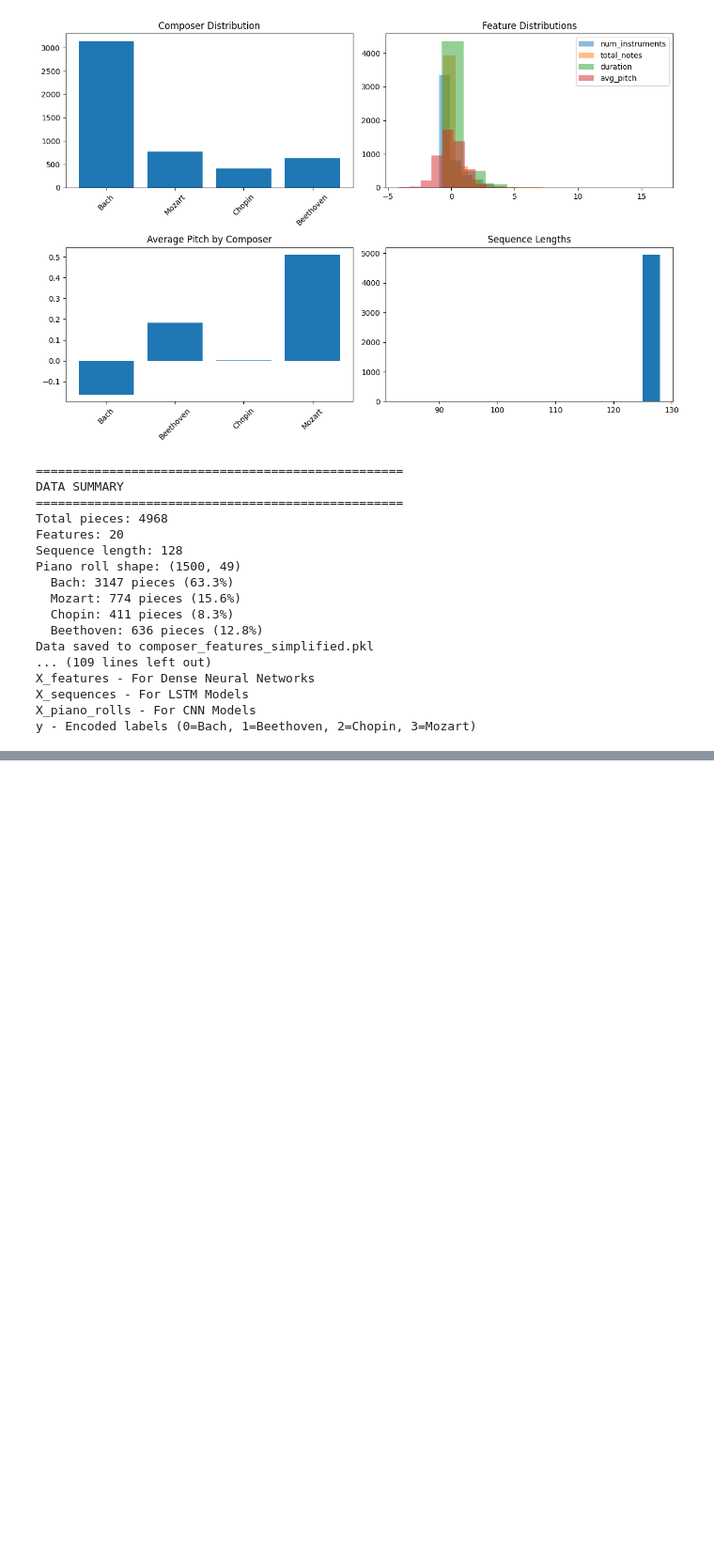
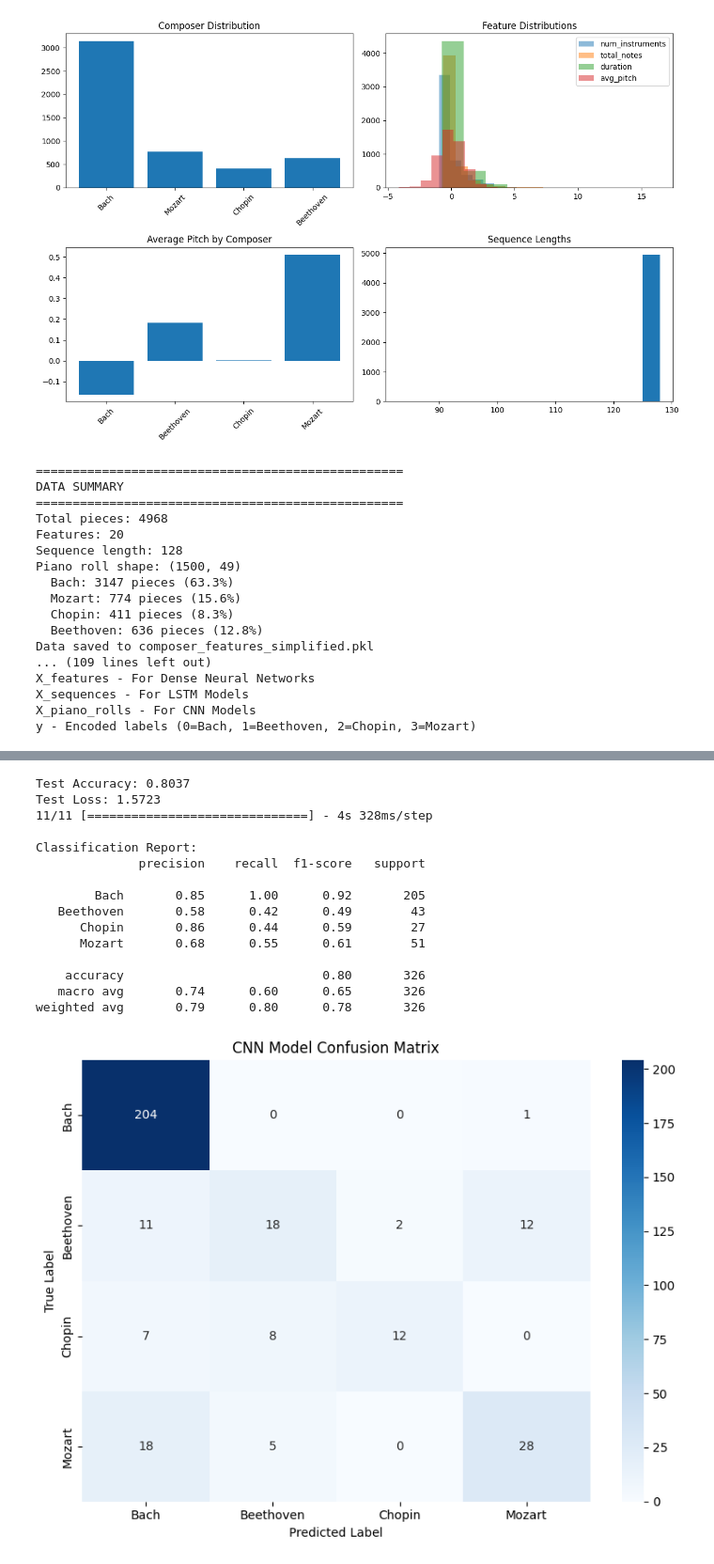
Before and after one commit to qmou11/music_genre_composer_classification, a Jupyter notebook: final prject (1).ipynb, the cells around one changed output, grey strips where cells are left out. Shown at 94% size. Drawn from its saved outputs; the diff is of its cells as text; code cells hidden in the pictures; blank space fills up the shorter version.

Commit message:
feat: add CNN model

```diff
--- a/final prject (1).ipynb
+++ b/final prject (1).ipynb
@@ -869,0 +956,5 @@ y - Encoded labels (0=Bach, 1=Beethoven, 2=Chopin, 3=Mozart)
+# %%
+# Reshape from (samples, 128, 1000) to (samples, 128, 1000, 1) for CNN models
+X_train_cnn = X_train.reshape(X_train.shape[0], X_train.shape[1], X_train.shape[2], 1)
+X_val_cnn = X_val.reshape(X_val.shape[0], X_val.shape[1], X_val.shape[2], 1)
+X_test_cnn = X_test.reshape(X_test.shape[0], X_test.shape[1], X_test.shape[2], 1)
@@ -869,0 +1008,8 @@ y - Encoded labels (0=Bach, 1=Beethoven, 2=Chopin, 3=Mozart)
+# %%
+history = model.fit(
+    X_train_cnn, y_train,
+    validation_data=(X_val_cnn, y_val),
+    epochs=50,
+    batch_size=32,
+    verbose=1
+)
@@ -869,0 +1040,42 @@ y - Encoded labels (0=Bach, 1=Beethoven, 2=Chopin, 3=Mozart)
+# %%
+# Evaluate on test set
+test_loss, test_accuracy = model.evaluate(X_test_cnn, y_test, verbose=0)
+print(f"Test Accuracy: {test_accuracy:.4f}")
+print(f"Test Loss: {test_loss:.4f}")
+
+# Make predictions
+y_pred = model.predict(X_test_cnn)
+y_pred_classes = np.argmax(y_pred, axis=1)
+y_pred_proba = y_pred  # Probability predictions
+
+# Classification report
+print("\nClassification Report:")
+print(classification_report(y_test, y_pred_classes, target_names=composer_names))
+
+# Confusion matrix
+cm = confusion_matrix(y_test, y_pred_classes)
+plt.figure(figsize=(8, 6))
+sns.heatmap(cm, annot=True, fmt='d', cmap='Blues',
+            xticklabels=composer_names, yticklabels=composer_names)
+plt.title('CNN Model Confusion Matrix')
+plt.ylabel('True Label')
+plt.xlabel('Predicted Label')
+plt.tight_layout()
+plt.show()
+# %% [output]
+Test Accuracy: 0.8037
+Test Loss: 1.5723
+11/11 [==============================] - 4s 328ms/step
+
+Classification Report:
+              precision    recall  f1-score   support
+
+        Bach       0.85      1.00      0.92       205
+   Beethoven       0.58      0.42      0.49        43
+      Chopin       0.86      0.44      0.59        27
+      Mozart       0.68      0.55      0.61        51
+
+    accuracy                           0.80       326
+   macro avg       0.74      0.60      0.65       326
+weighted avg       0.79      0.80      0.78       326
+[figure, added]
```
Also changed, not shown: parts of 5 cells of this notebook.
